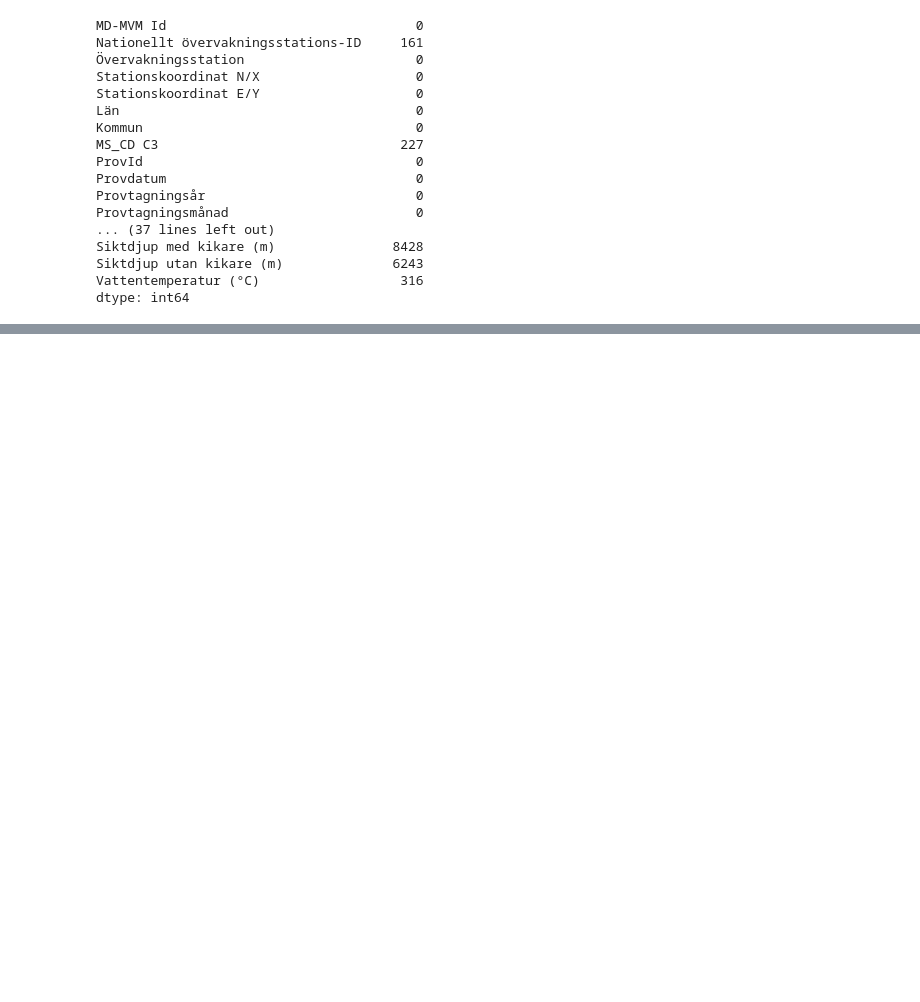
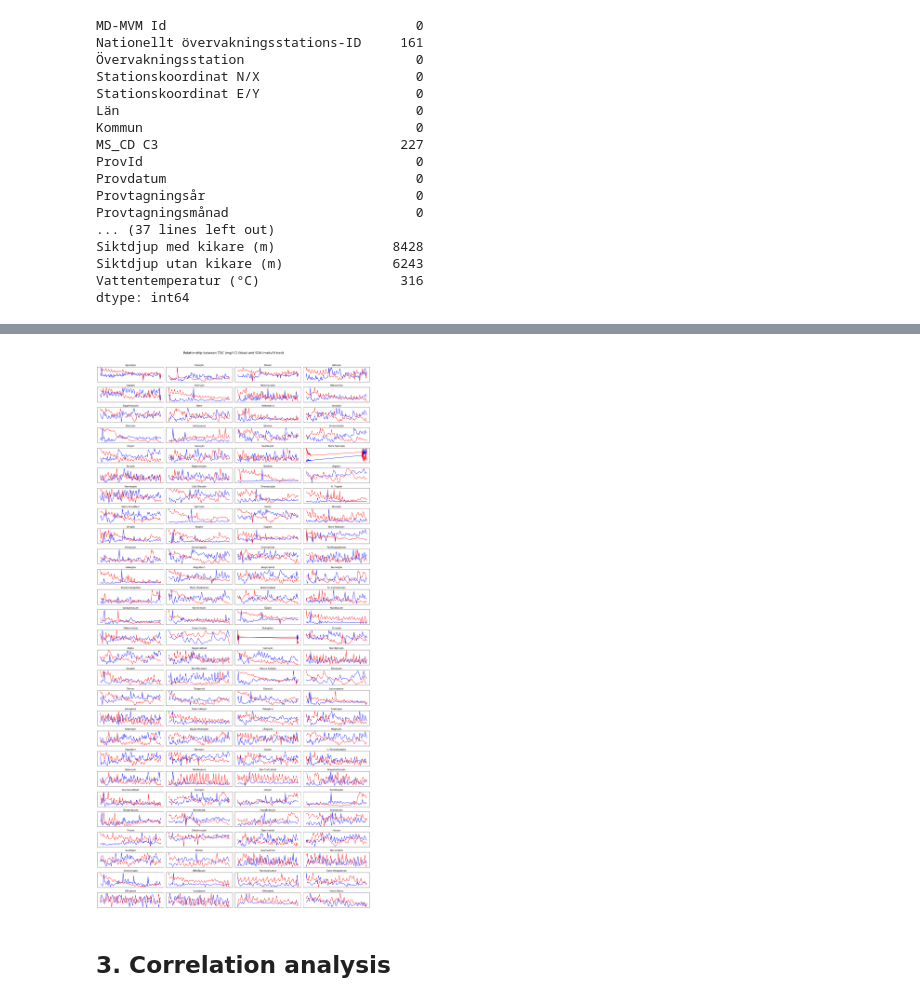
Before and after one commit to farankhalid520/1DL507-Watershed-History, a Jupyter notebook: notebooks/lake_chem_data_exploration.ipynb, the cells around one changed output, grey strips where cells are left out. Saved outputs shown, nothing was run; the diff lists cells and outputs as text; code cells hidden in the pictures; blank space fills up the shorter version.

Commit message:
added correlation analysis

```diff
--- a/notebooks/lake_chem_data_exploration.ipynb
+++ b/notebooks/lake_chem_data_exploration.ipynb
@@ -100,0 +134,57 @@ plt.show()
+# %%
+# Function to generate and save plots for a specific lake and set of variables
+def generate_and_save_plots(lake_id, dependent_var, explan_var, ax):
+    # Filter data for the specific lake
+    lake_data = df_lake_chem[df_lake_chem["Övervakningsstation"] == lake_id]
+
+    # Plot the first variable on the left y-axis
+    ax.plot(lake_data[dependent_var], color="b", label=dependent_var)
+
+    # Create a second y-axis for the second variable
+    ax2 = ax.twinx()
+    ax2.plot(lake_data[explan_var], color="r", label=explan_var)
+
+    # Set a title for the plot
+    ax.set_title(f"{lake_id}")
+
+    # Remove x and y-axis tick numbers
+    ax.set_xticks([])
+    ax.set_yticks([])
+    ax2.set_yticks([])
+# %%
+# Calculate the number of rows and columns for the subplot grid
+num_lakes = len(list_of_lakes)
+num_cols = 4
+num_rows = ceil(num_lakes / num_cols)
+
+# Variables to study
+dependent_var = "TOC (mg/l C)"
+explan_var = "SO4 (mekv/l)"
+
+# Create a figure with subplots
+fig, axes = plt.subplots(num_rows, num_cols, figsize=(20, 40))
+
+# Generate and save plots for each lake in the subplot grid
+for i, lake_id in enumerate(list_of_lakes):
+    row_idx = i // num_cols
+    col_idx = i % num_cols
+    ax = axes[row_idx, col_idx]
+    generate_and_save_plots(lake_id, dependent_var, explan_var, ax)
+
+# Remove empty subplots
+for i in range(len(list_of_lakes), num_rows * num_cols):
+    row_idx = i // num_cols
+    col_idx = i % num_cols
+    fig.delaxes(axes[row_idx, col_idx])
+
+fig.suptitle(
+    f"Relationship between {dependent_var} (blue) and {explan_var} (red)",
+    y=1.01,
+    fontsize=16,
+)
+plt.tight_layout()
+plt.show()
+# %% [output]
+[figure, added]
+# %% [markdown]
+## 3. Correlation analysis
```
Also changed, not shown: parts of 21 cells of this notebook.
